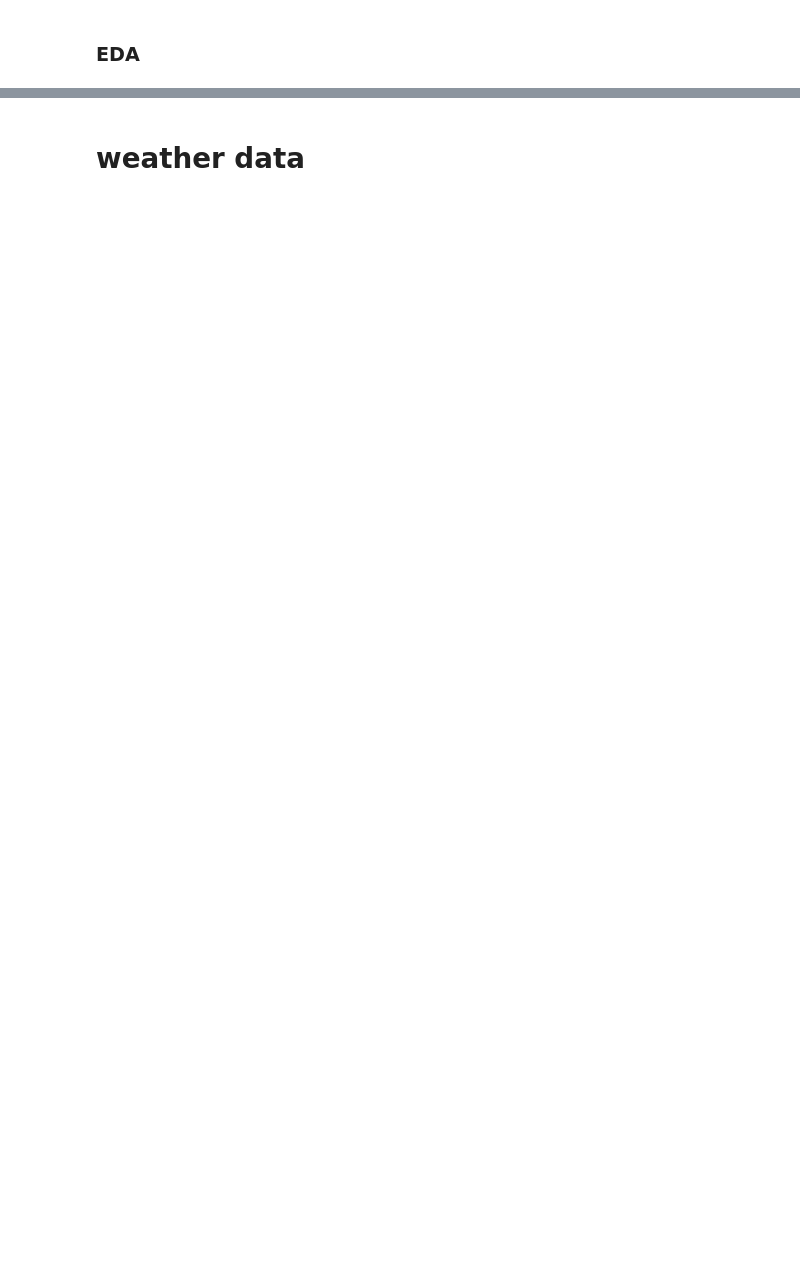
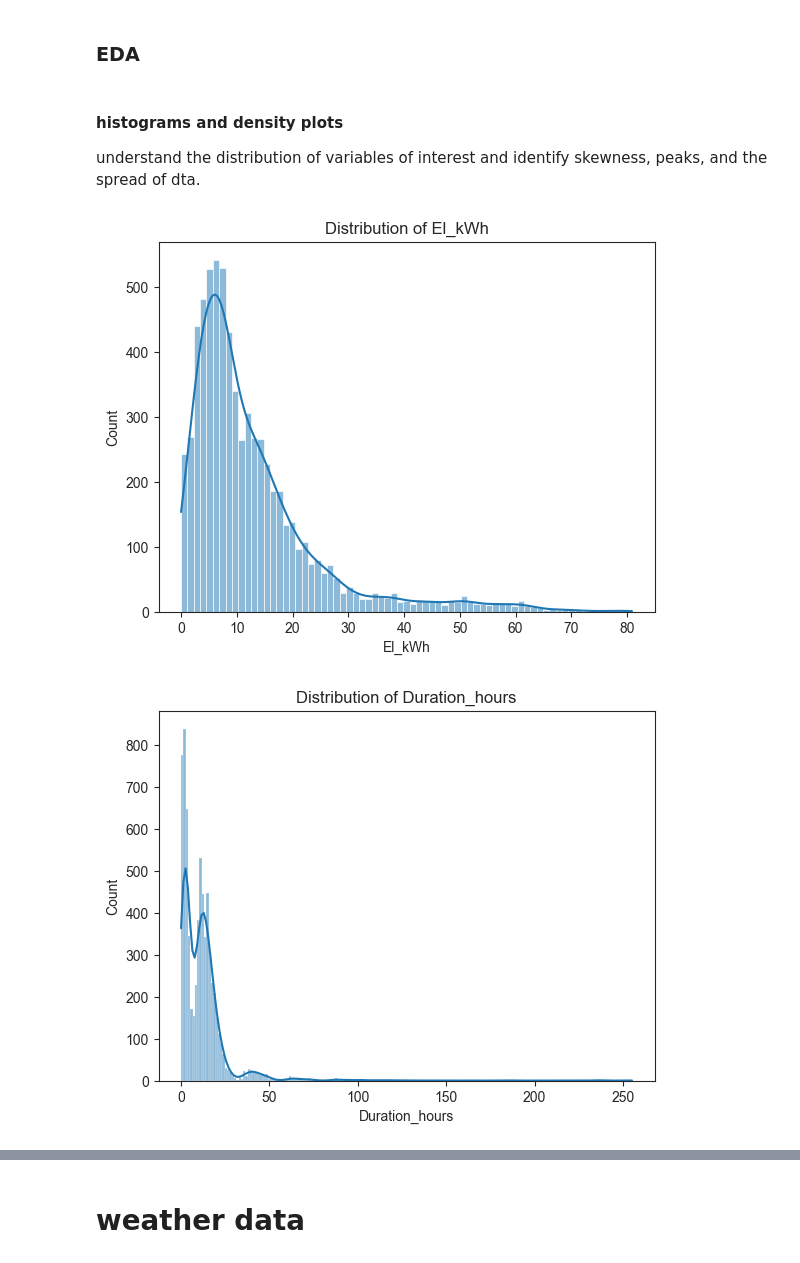
Before and after one commit to paperscissoroxie/evcharging, a Jupyter notebook: weatheronevcharging.ipynb, the cells around one changed output, grey strips where cells are left out. Cells and saved outputs as stored; diff of their text form; code cells hidden in the pictures; blank space fills up the shorter version.

```diff
--- a/weatheronevcharging.ipynb
+++ b/weatheronevcharging.ipynb
@@ -354,2 +409,21 @@ other notes:
 # %% [markdown]
 ### EDA
+# %% [markdown]
+#### histograms and density plots
+understand the distribution of variables of interest and identify skewness, peaks, and the spread of dta.
+# %%
+import matplotlib.pyplot as plt
+import seaborn as sns
+
+# El_kWh
+sns.histplot(df1['El_kWh'], kde=True)
+plt.title('Distribution of El_kWh')
+plt.show()
+
+# Duration_hours
+sns.histplot(df1['Duration_hours'], kde=True)
+plt.title('Distribution of Duration_hours')
+plt.show()
+# %% [output]
+[figure, added]
+[figure, added]
```
Also changed, not shown: parts of 14 cells of this notebook.
